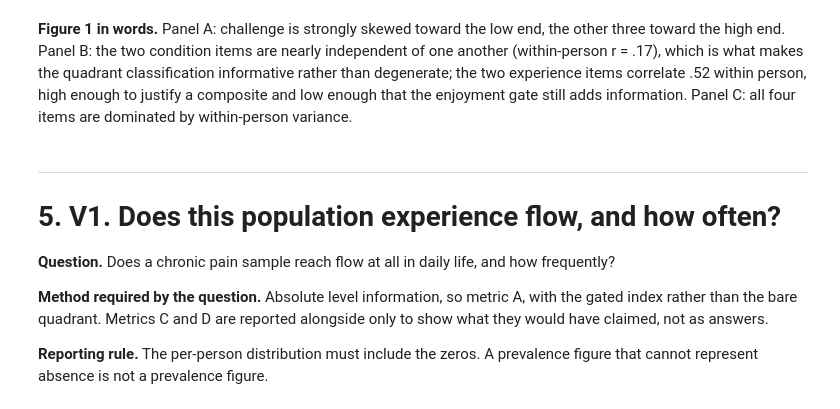
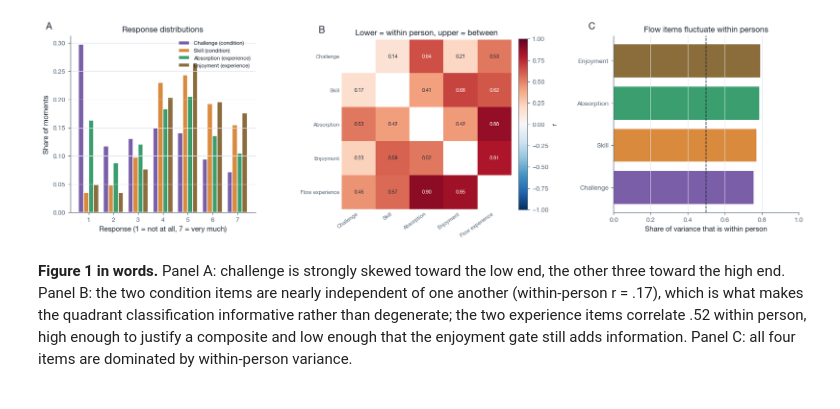
Before and after one commit to stvsever/research_paper_on_chronic_pain_drivers, a Jupyter notebook: src/utils/pipeline/separate/12_flow_states/flow_analysis/analyze_flow.ipynb, the cells around one changed output. Drawn from its saved outputs; the diff is of its cells as text; code cells hidden in the pictures.

```diff
--- a/src/utils/pipeline/separate/12_flow_states/flow_analysis/analyze_flow.ipynb
+++ b/src/utils/pipeline/separate/12_flow_states/flow_analysis/analyze_flow.ipynb
@@ -731,0 +474,10 @@ show(fig, "fig01_instrument")
+# %%
+cols = ["CHALLENGE", "EFFIC", "ENGAGE", "VALENCE", "FLOWEXP",
+        "balance_w", "elevation_w", "chan_D_center", "flow_gated_A_abs5"]
+display(frame[cols].head())
+
+corr = T("item_correlations")
+vl = ITEMS + ["FLOWEXP"]
+wi = corr[corr["level"] == "within"].set_index("variable")[vl].loc[vl].values
+be = corr[corr["level"] == "between"].set_index("variable")[vl].loc[vl].values
+print("\nItem intercorrelations, within person (lower) and between person (upper):")
@@ -732,3 +492,52 @@ show(fig, "fig01_instrument")
+# %%
+# Figure 1. The instrument.
+fig, ax = plt.subplots(1, 3, figsize=(15, 4.4))
+
+a = ax[0]
+w = 0.2
+for k, it in enumerate(ITEMS):
+    share = frame[it].value_counts(normalize=True).reindex(range(1, 8), fill_value=0)
+    role = "condition" if it in ("CHALLENGE", "EFFIC") else "experience"
+    a.bar(np.arange(1, 8) + (k - 1.5) * w, share.values, w, color=COL[it],
+          edgecolor="white", label=f"{LABEL[it]} ({role})")
+a.set_xticks(range(1, 8))
+a.set_xlabel("Response (1 = not at all, 7 = very much)")
+a.set_ylabel("Share of moments")
+a.set_title("Response distributions")
+a.legend(fontsize=7.5)
+bar_axes(a); panel(a, "A")
+
+a = ax[1]
+M = np.tril(wi, -1) + np.triu(be, 1) + np.diag(np.full(len(vl), np.nan))
+im = a.imshow(M, cmap="RdBu_r", vmin=-1, vmax=1)
+labs = [LABEL[v] for v in vl]
+a.set_xticks(range(len(vl))); a.set_yticks(range(len(vl)))
+a.set_xticklabels(labs, rotation=35, ha="right", fontsize=7.5)
+a.set_yticklabels(labs, fontsize=7.5)
+for i in range(len(vl)):
+    for j in range(len(vl)):
+        if np.isfinite(M[i, j]):
+            a.text(j, i, f"{M[i, j]:.2f}", ha="center", va="center", fontsize=7,
+                   color=INK if abs(M[i, j]) < 0.6 else "white")
+a.set_title("Lower = within person, upper = between")
+matrix_axes(a); fig.colorbar(im, ax=a, fraction=0.046, pad=0.04, label="r")
+panel(a, "B")
+
+a = ax[2]
+dd = T("item_descriptives")
+dd = dd[dd["variable"] != "FLOWEXP"]
+a.barh([LABEL[v] for v in dd["variable"]], dd["within_share"],
+       color=[COL[v] for v in dd["variable"]], edgecolor="white")
+a.axvline(0.5, color=INK, ls="--", lw=1.0)
+a.set_xlim(0, 1)
+a.set_xlabel("Share of variance that is within person")
+a.set_title("Flow items fluctuate within persons")
+bar_axes(a, horizontal=True); panel(a, "C")
+
+fig.tight_layout(w_pad=2.6)
+show(fig, "fig01_instrument")
+# %% [output]
+[figure, added]
 # %% [markdown]
 **Figure 1 in words.** Panel A: challenge is strongly skewed toward the low end, the other three
 toward the high end. Panel B: the two condition items are nearly independent of one another
@@ -736,15 +545,3 @@ toward the high end. Panel B: the two condition items are nearly independent of
 degenerate; the two experience items correlate .52 within person, high enough to justify a
 composite and low enough that the enjoyment gate still adds information. Panel C: all four items
 are dominated by within-person variance.
-# %% [markdown]
----
-# 5. V1. Does this population experience flow, and how often?
-
-**Question.** Does a chronic pain sample reach flow at all in daily life, and how frequently?
-
-**Method required by the question.** Absolute level information, so metric A, with the gated index
-rather than the bare quadrant. Metrics C and D are reported alongside only to show what they would
-have claimed, not as answers.
-
-**Reporting rule.** The per-person distribution must include the zeros. A prevalence figure that
-cannot represent absence is not a prevalence figure.
```
Also changed, not shown: parts of 128 cells of this notebook, 22 other files.
